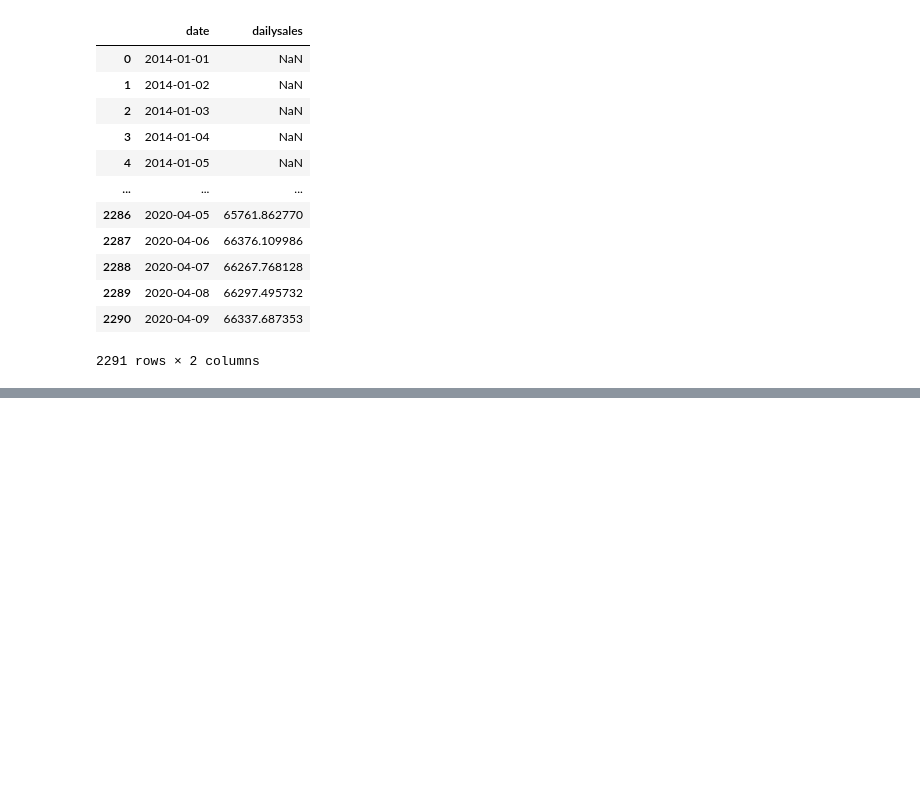
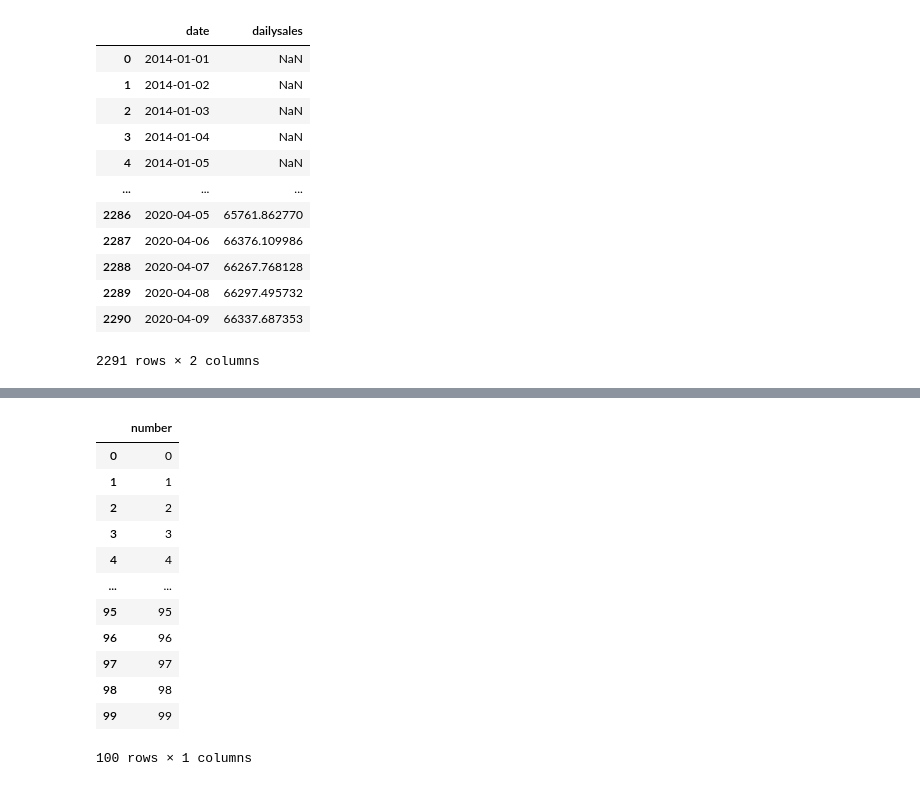
Before and after one commit to ayushsubedi/British2020, a Jupyter notebook: EhamroPasalmandu.com analysis.ipynb, the cells around one changed output, grey strips where cells are left out. Saved outputs shown, nothing was run; the diff lists cells and outputs as text; code cells hidden in the pictures; blank space fills up the shorter version.

```diff
--- a/EhamroPasalmandu.com analysis.ipynb
+++ b/EhamroPasalmandu.com analysis.ipynb
@@ -148,3 +148,21 @@ fig.update_xaxes(rangeslider_visible=True)
 fig.show()
 # %% [output]
 [interactive output not drawn]
+# %%
+temp = pd.DataFrame([i for i in range(0,100)], columns=['number'])
+# %%
+temp
+# %% [output]
+|  | number |
+| 0 | 0 |
+| 1 | 1 |
+| 2 | 2 |
+| 3 | 3 |
+| 4 | 4 |
+| ... | ... |
+| 95 | 95 |
+| 96 | 96 |
+| 97 | 97 |
+| 98 | 98 |
+| 99 | 99 |
+100 rows × 1 columns
```
Also changed, not shown: parts of 10 cells of this notebook.
